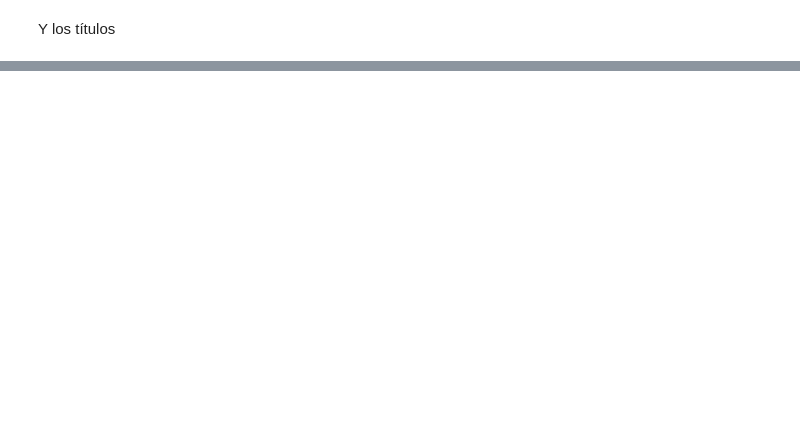
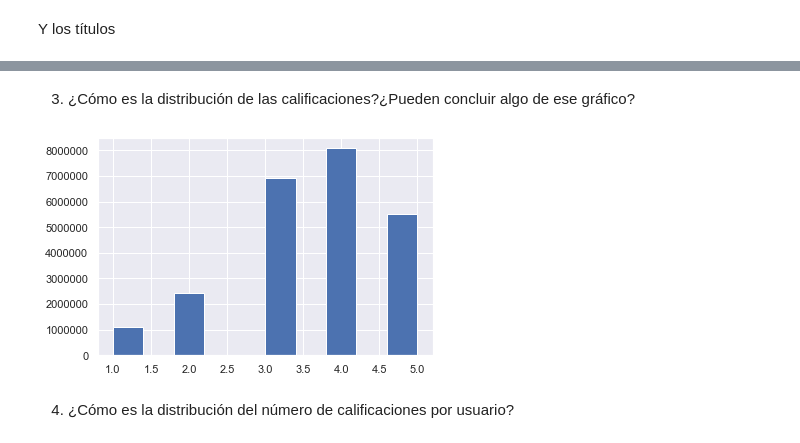
Before and after one commit to alseveso/AcamicaDS, a Jupyter notebook: Aplicaciones/Bitácoras 37 y 38/DS_Bitácora_37_SR_Prepro_y_EDA.ipynb, the cells around one changed output, grey strips where cells are left out. Saved outputs shown, nothing was run; the diff lists cells and outputs as text; code cells hidden in the pictures; blank space fills up the shorter version.

```diff
--- a/Aplicaciones/Bitácoras 37 y 38/DS_Bitácora_37_SR_Prepro_y_EDA.ipynb
+++ b/Aplicaciones/Bitácoras 37 y 38/DS_Bitácora_37_SR_Prepro_y_EDA.ipynb
@@ -207,0 +331,9 @@ df_title.head()
+# %% [markdown]
+3. ¿Cómo es la distribución de las calificaciones?¿Pueden concluir algo de ese gráfico?
+# %%
+df1['Rating'].hist()
+plt.show()
+# %% [output]
+[figure, added]
+# %% [markdown]
+4. ¿Cómo es la distribución del número de calificaciones por usuario?
```
Also changed, not shown: parts of 44 cells of this notebook, 3 other files.
